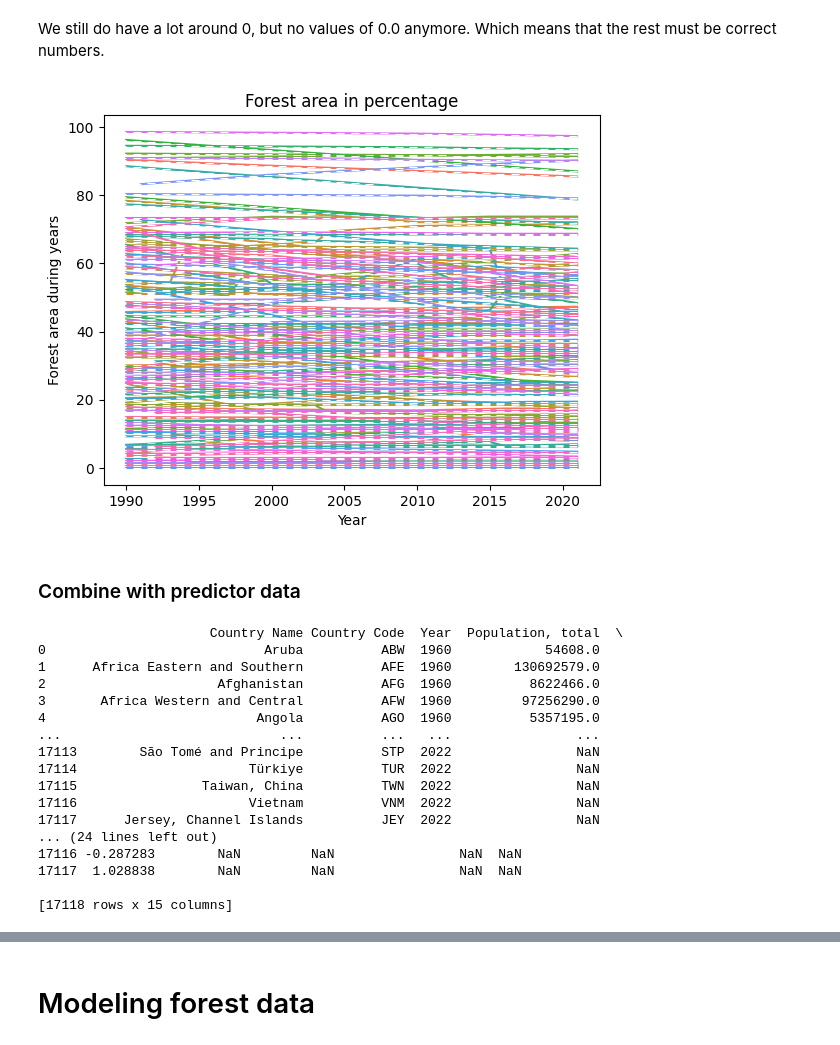
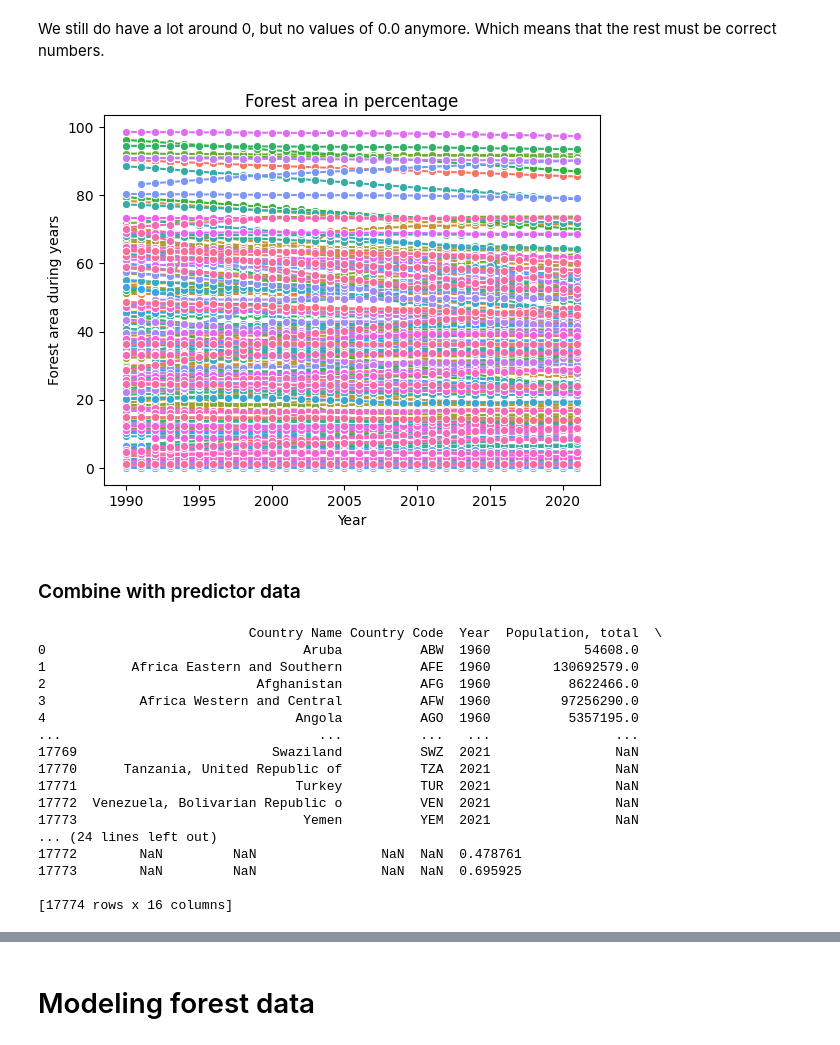
Before and after one commit to marcbarc19/DataScienceExam, a Jupyter notebook: forest-modelling.ipynb, the cells around one changed output, grey strips where cells are left out. Drawn from its saved outputs; the diff is of its cells as text; code cells hidden in the pictures.

Commit message:
cleaning data etc

```diff
--- a/forest-modelling.ipynb
+++ b/forest-modelling.ipynb
@@ -275,41 +160,41 @@ plt.show()
 # %% [markdown]
 We still do have a lot around 0, but no values of 0.0 anymore. Which means that the rest must be correct numbers.
 # %%
-sns.lineplot(data=forest, x='Year', y='forest_area', hue='Country Name', marker=False, legend=False)
+sns.lineplot(data=forest, x='Year', y='forest_area', hue='Country Code', marker='o', legend=False)
 
 # Add title and labels
 plt.title('Forest area in percentage')
 plt.xlabel('Year')
 plt.ylabel('Forest area during years')
 
 
 # Show the plot
 plt.show()
 # %% [output]
-[figure, old version]
+[figure, new version]
 # %% [markdown]
 ### Combine with predictor data
 # %%
 #Read predictor file
 
-pred = pd.read_excel('predictor_data.xlsx')
+pred = pd.read_excel('git_data/predictor_data.xlsx')
 
 print(pred)
 # %% [output]
-                      Country Name Country Code  Year  Population, total  \
-0                            Aruba          ABW  1960            54608.0
-1      Africa Eastern and Southern          AFE  1960        130692579.0
-2                      Afghanistan          AFG  1960          8622466.0
-3       Africa Western and Central          AFW  1960         97256290.0
-4                           Angola          AGO  1960          5357195.0
-...                            ...          ...   ...                ...
-17113        São Tomé and Principe          STP  2022                NaN
-17114                      Türkiye          TUR  2022                NaN
-17115                Taiwan, China          TWN  2022                NaN
-17116                      Vietnam          VNM  2022                NaN
-17117      Jersey, Channel Islands          JEY  2022                NaN
+                           Country Name Country Code  Year  Population, total  \
+0                                 Aruba          ABW  1960            54608.0
+1           Africa Eastern and Southern          AFE  1960        130692579.0
+2                           Afghanistan          AFG  1960          8622466.0
+3            Africa Western and Central          AFW  1960         97256290.0
+4                                Angola          AGO  1960          5357195.0
+...                                 ...          ...   ...                ...
+17769                         Swaziland          SWZ  2021                NaN
+17770      Tanzania, United Republic of          TZA  2021                NaN
+17771                            Turkey          TUR  2021                NaN
+17772  Venezuela, Bolivarian Republic o          VEN  2021                NaN
+17773                             Yemen          YEM  2021                NaN
 ... (24 lines left out)
-17116 -0.287283        NaN         NaN                NaN  NaN
-17117  1.028838        NaN         NaN                NaN  NaN
+17772        NaN         NaN                NaN  NaN  0.478761
+17773        NaN         NaN                NaN  NaN  0.695925
 
-[17118 rows x 15 columns]
+[17774 rows x 16 columns]
```
Also changed, not shown: parts of 40 cells of this notebook, 1 other file.
